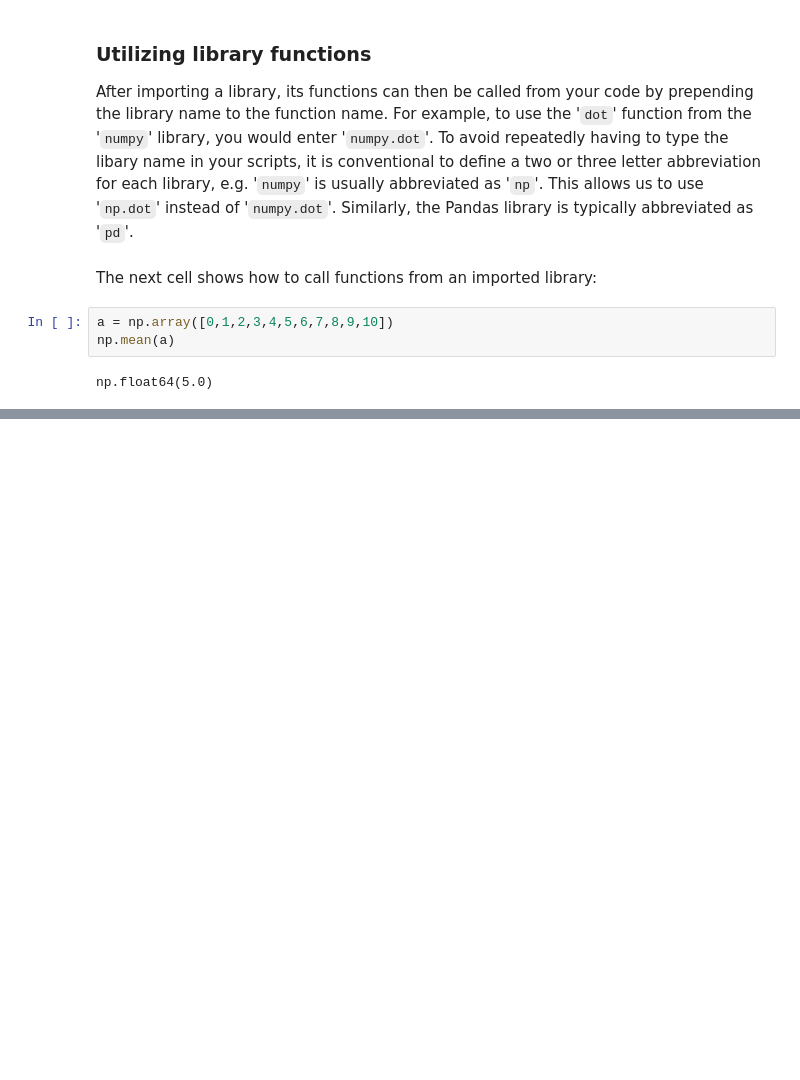
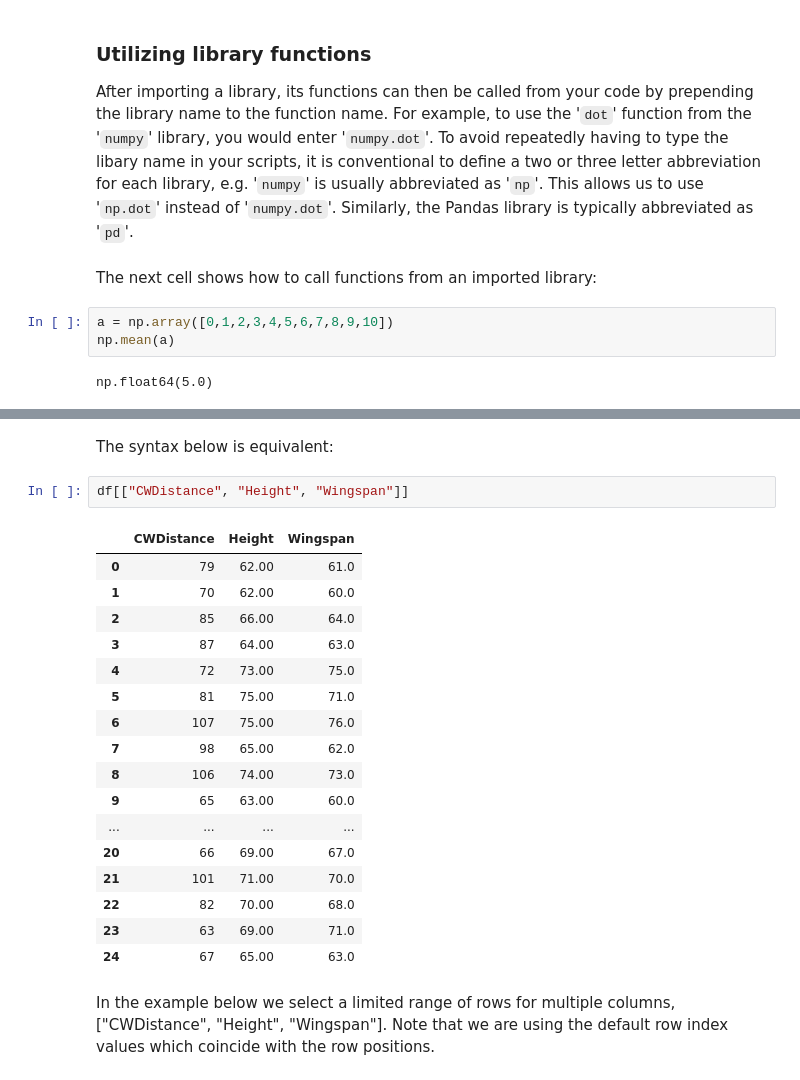
Before and after one commit to Ziad-Tamim/Understanding-and-Visualizing-Data-with-Python, a Jupyter notebook: Week 1 - introduction/libraries_data_managment.ipynb, the cells around one changed output, grey strips where cells are left out. Saved outputs shown, nothing was run; the diff lists cells and outputs as text; blank space fills up the shorter version.

```diff
--- a/Week 1 - introduction/libraries_data_managment.ipynb
+++ b/Week 1 - introduction/libraries_data_managment.ipynb
@@ -46,0 +505,24 @@ np.float64(5.0)
+# %% [markdown]
+The syntax below is equivalent:
+# %%
+df[["CWDistance", "Height", "Wingspan"]]
+# %% [output]
+|  | CWDistance | Height | Wingspan |
+| 0 | 79 | 62.00 | 61.0 |
+| 1 | 70 | 62.00 | 60.0 |
+| 2 | 85 | 66.00 | 64.0 |
+| 3 | 87 | 64.00 | 63.0 |
+| 4 | 72 | 73.00 | 75.0 |
+| 5 | 81 | 75.00 | 71.0 |
+| 6 | 107 | 75.00 | 76.0 |
+| 7 | 98 | 65.00 | 62.0 |
+| 8 | 106 | 74.00 | 73.0 |
+| 9 | 65 | 63.00 | 60.0 |
+| ... | ... | ... | ... |
+| 20 | 66 | 69.00 | 67.0 |
+| 21 | 101 | 71.00 | 70.0 |
+| 22 | 82 | 70.00 | 68.0 |
+| 23 | 63 | 69.00 | 71.0 |
+| 24 | 67 | 65.00 | 63.0 |
+# %% [markdown]
+In the example below we select a limited range of rows for multiple columns, ["CWDistance", "Height", "Wingspan"]. Note that we are using the default row index values which coincide with the row positions.
```
Also changed, not shown: parts of 59 cells of this notebook, 13 other files.
